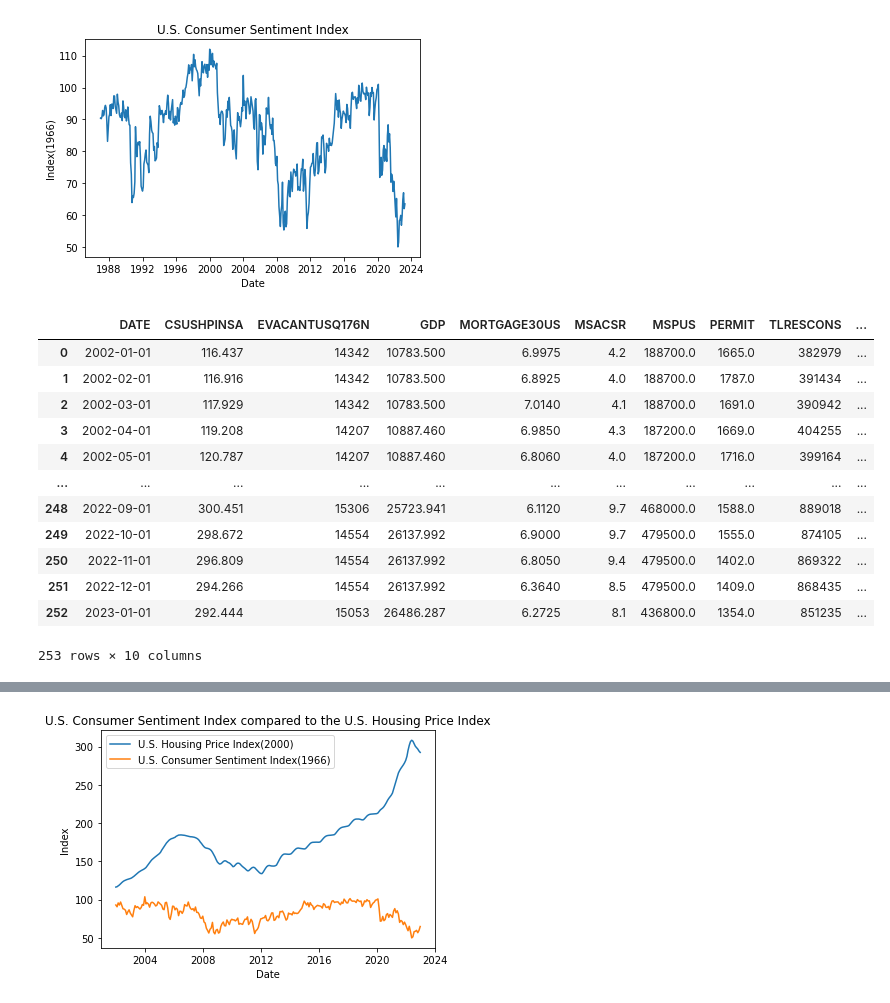
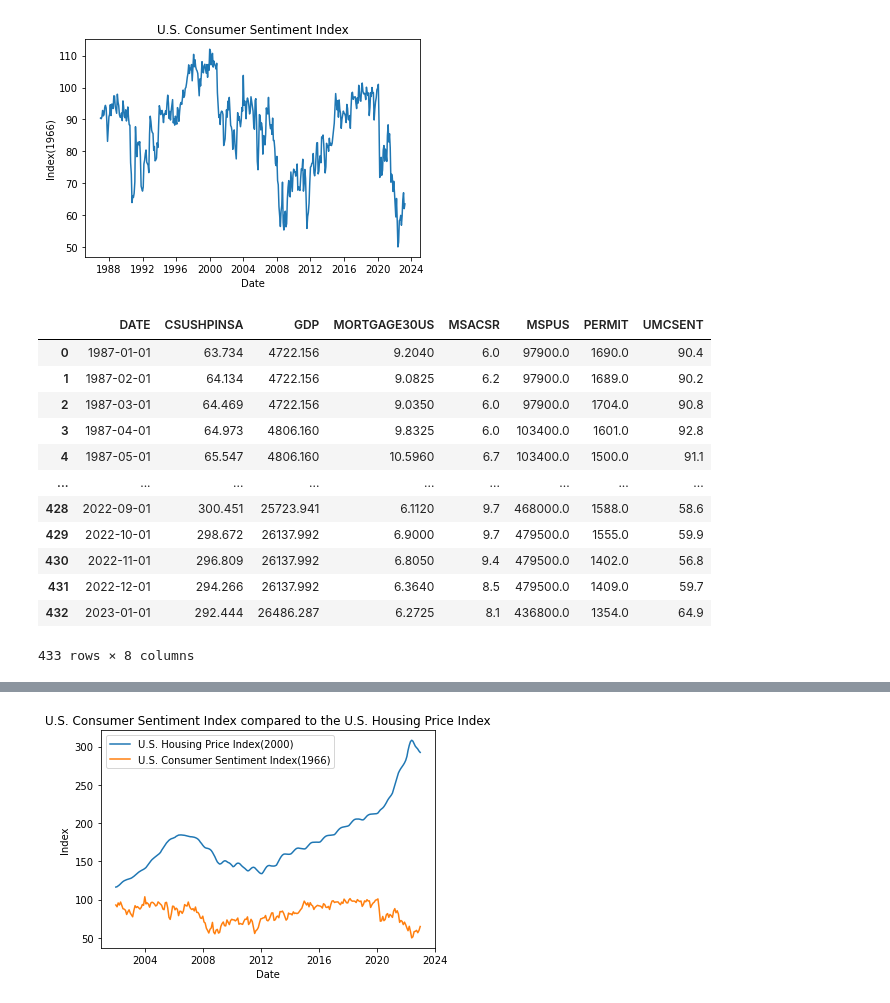
Before and after one commit to CptSasquatch/project-4, a Jupyter notebook: jason/tidy_data.ipynb, the cells around one changed output, grey strips where cells are left out. Drawn from its saved outputs; the diff is of its cells as text; code cells hidden in the pictures.

```diff
--- a/jason/tidy_data.ipynb
+++ b/jason/tidy_data.ipynb
@@ -239,26 +239,24 @@ plt.show()
 [figure]
 # %%
 # merge all the dataframes on the date column
-df = pd.merge(csushpinsa_df, evacantusq176n_df, on='DATE')
-df = pd.merge(df, GDP_df, on='DATE')
+df = pd.merge(csushpinsa_df, GDP_df, on='DATE')
 df = pd.merge(df, mortgage30us_df, on='DATE')
 df = pd.merge(df, msacsr_df, on='DATE')
 df = pd.merge(df, mspus_df, on='DATE')
 df = pd.merge(df, permit_df, on='DATE')
-df = pd.merge(df, tlrescons_df, on='DATE')
 df = pd.merge(df, umcsent_df, on='DATE')
 df
 # %% [output]
-|  | DATE | CSUSHPINSA | EVACANTUSQ176N | GDP | MORTGAGE30US | MSACSR | MSPUS | PERMIT | TLRESCONS | ... |
-| 0 | 2002-01-01 | 116.437 | 14342 | 10783.500 | 6.9975 | 4.2 | 188700.0 | 1665.0 | 382979 | ... |
-| 1 | 2002-02-01 | 116.916 | 14342 | 10783.500 | 6.8925 | 4.0 | 188700.0 | 1787.0 | 391434 | ... |
-| 2 | 2002-03-01 | 117.929 | 14342 | 10783.500 | 7.0140 | 4.1 | 188700.0 | 1691.0 | 390942 | ... |
-| 3 | 2002-04-01 | 119.208 | 14207 | 10887.460 | 6.9850 | 4.3 | 187200.0 | 1669.0 | 404255 | ... |
-| 4 | 2002-05-01 | 120.787 | 14207 | 10887.460 | 6.8060 | 4.0 | 187200.0 | 1716.0 | 399164 | ... |
-| ... | ... | ... | ... | ... | ... | ... | ... | ... | ... | ... |
-| 248 | 2022-09-01 | 300.451 | 15306 | 25723.941 | 6.1120 | 9.7 | 468000.0 | 1588.0 | 889018 | ... |
-| 249 | 2022-10-01 | 298.672 | 14554 | 26137.992 | 6.9000 | 9.7 | 479500.0 | 1555.0 | 874105 | ... |
-| 250 | 2022-11-01 | 296.809 | 14554 | 26137.992 | 6.8050 | 9.4 | 479500.0 | 1402.0 | 869322 | ... |
-| 251 | 2022-12-01 | 294.266 | 14554 | 26137.992 | 6.3640 | 8.5 | 479500.0 | 1409.0 | 868435 | ... |
-| 252 | 2023-01-01 | 292.444 | 15053 | 26486.287 | 6.2725 | 8.1 | 436800.0 | 1354.0 | 851235 | ... |
+|  | DATE | CSUSHPINSA | GDP | MORTGAGE30US | MSACSR | MSPUS | PERMIT | UMCSENT |
+| 0 | 1987-01-01 | 63.734 | 4722.156 | 9.2040 | 6.0 | 97900.0 | 1690.0 | 90.4 |
+| 1 | 1987-02-01 | 64.134 | 4722.156 | 9.0825 | 6.2 | 97900.0 | 1689.0 | 90.2 |
+| 2 | 1987-03-01 | 64.469 | 4722.156 | 9.0350 | 6.0 | 97900.0 | 1704.0 | 90.8 |
+| 3 | 1987-04-01 | 64.973 | 4806.160 | 9.8325 | 6.0 | 103400.0 | 1601.0 | 92.8 |
+| 4 | 1987-05-01 | 65.547 | 4806.160 | 10.5960 | 6.7 | 103400.0 | 1500.0 | 91.1 |
+| ... | ... | ... | ... | ... | ... | ... | ... | ... |
+| 428 | 2022-09-01 | 300.451 | 25723.941 | 6.1120 | 9.7 | 468000.0 | 1588.0 | 58.6 |
+| 429 | 2022-10-01 | 298.672 | 26137.992 | 6.9000 | 9.7 | 479500.0 | 1555.0 | 59.9 |
+| 430 | 2022-11-01 | 296.809 | 26137.992 | 6.8050 | 9.4 | 479500.0 | 1402.0 | 56.8 |
+| 431 | 2022-12-01 | 294.266 | 26137.992 | 6.3640 | 8.5 | 479500.0 | 1409.0 | 59.7 |
+| 432 | 2023-01-01 | 292.444 | 26486.287 | 6.2725 | 8.1 | 436800.0 | 1354.0 | 64.9 |
-253 rows × 10 columns
+433 rows × 8 columns
```
Also changed, not shown: parts of 6 cells of this notebook, 6 other files.
